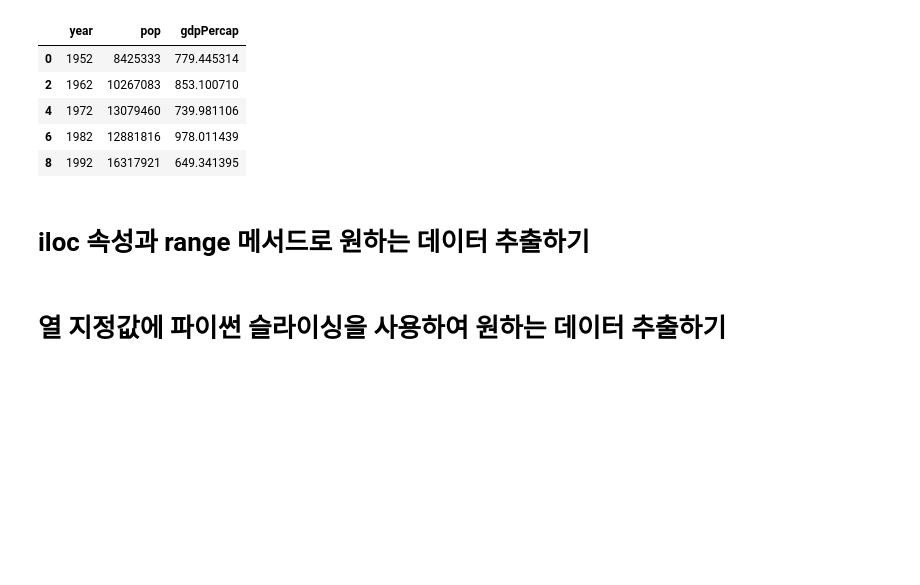
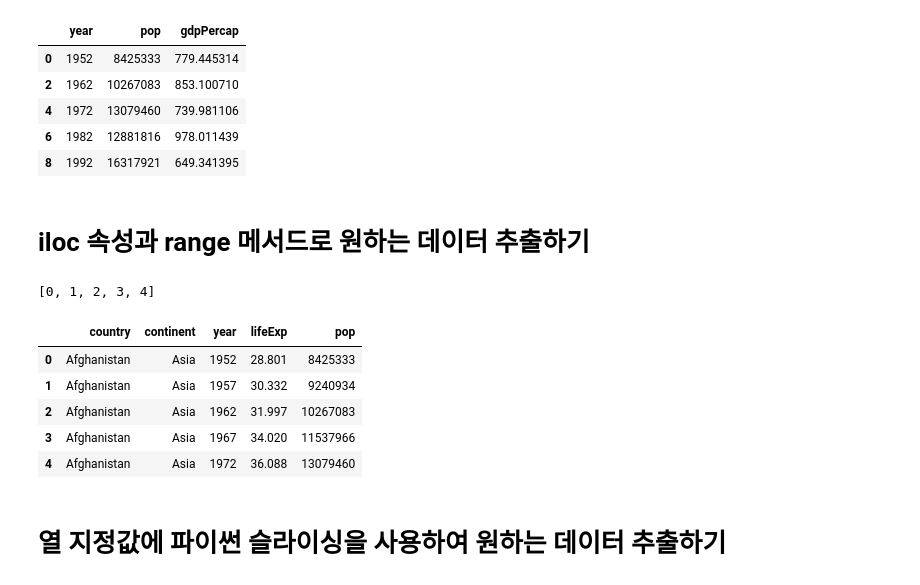
Before and after one commit to jee9894/pythoncode, a Jupyter notebook: doit_pandas-master/notebook/02_practice.ipynb, the cells around one changed output. Saved outputs shown, nothing was run; the diff lists cells and outputs as text; code cells hidden in the pictures; blank space fills up the shorter version.

```diff
--- a/doit_pandas-master/notebook/02_practice.ipynb
+++ b/doit_pandas-master/notebook/02_practice.ipynb
@@ -245,6 +245,20 @@ df.iloc[::2, [2, 4, -1]].head()
 | 8 | 1992 | 16317921 | 649.341395 |
 # %% [markdown]
 # iloc 속성과 range 메서드로 원하는 데이터 추출하기
+# %%
+small_range = list(range(5))
+small_range
+# %% [output]
+[0, 1, 2, 3, 4]
+# %%
+df.iloc[:, small_range].head()
+# %% [output]
+|  | country | continent | year | lifeExp | pop |
+| 0 | Afghanistan | Asia | 1952 | 28.801 | 8425333 |
+| 1 | Afghanistan | Asia | 1957 | 30.332 | 9240934 |
+| 2 | Afghanistan | Asia | 1962 | 31.997 | 10267083 |
+| 3 | Afghanistan | Asia | 1967 | 34.020 | 11537966 |
+| 4 | Afghanistan | Asia | 1972 | 36.088 | 13079460 |
 # %% [markdown]
 # 열 지정값에 파이썬 슬라이싱을 사용하여 원하는 데이터 추출하기
 # %% [markdown]
```
Also changed, not shown: parts of 6 cells of this notebook, 32 other files.
